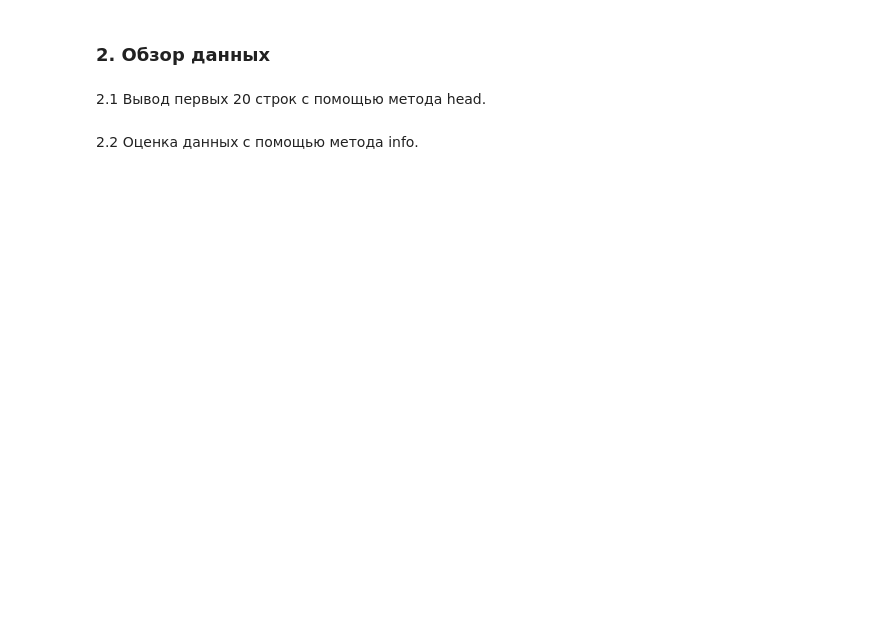
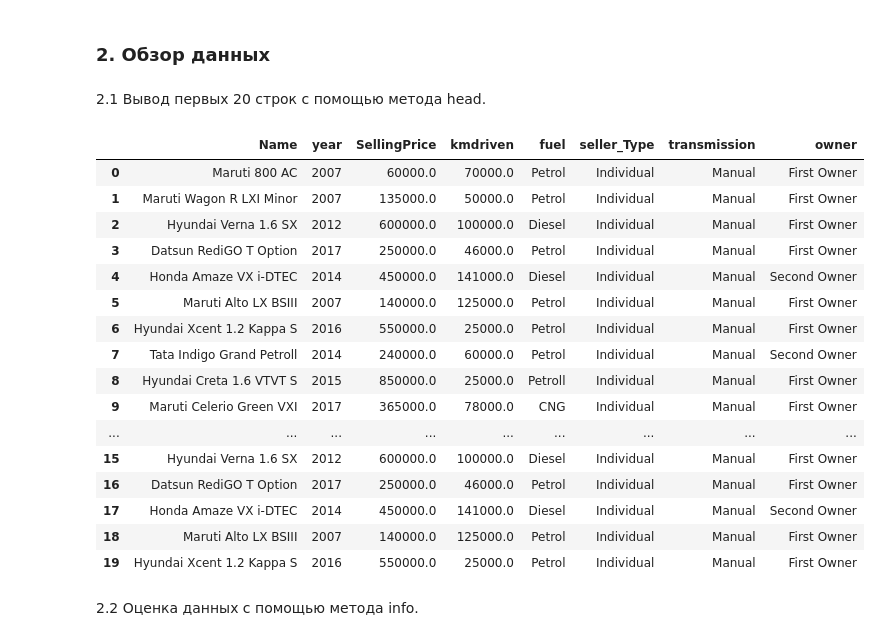
Before and after one commit to thatusualguy/DA-Intro, a Jupyter notebook: lab1/ЛР1_Рыбаков_9.ipynb, the cells around one changed output. Saved outputs shown, nothing was run; the diff lists cells and outputs as text; code cells hidden in the pictures; blank space fills up the shorter version.

```diff
--- a/lab1/ЛР1_Рыбаков_9.ipynb
+++ b/lab1/ЛР1_Рыбаков_9.ipynb
@@ -24,3 +24,7 @@
 ### 1.Чтение файла (набора данных)
 # %%
 # импорт библиотек, чтение файла с помощью pandas
+import pandas as pd
+
+df = pd.read_csv('auto.csv')
+df.shape
@@ -30,6 +36,25 @@
 2.1 Вывод первых 20 строк с помощью метода head.
 # %%
 # применить метод head
+df.head(20)
+# %% [output]
+|  | Name | year | SellingPrice | kmdriven | fuel | seller_Type | transmission | owner |
+| 0 | Maruti 800 AC | 2007 | 60000.0 | 70000.0 | Petrol | Individual | Manual | First Owner |
+| 1 | Maruti Wagon R LXI Minor | 2007 | 135000.0 | 50000.0 | Petrol | Individual | Manual | First Owner |
+| 2 | Hyundai Verna 1.6 SX | 2012 | 600000.0 | 100000.0 | Diesel | Individual | Manual | First Owner |
+| 3 | Datsun RediGO T Option | 2017 | 250000.0 | 46000.0 | Petrol | Individual | Manual | First Owner |
+| 4 | Honda Amaze VX i-DTEC | 2014 | 450000.0 | 141000.0 | Diesel | Individual | Manual | Second Owner |
+| 5 | Maruti Alto LX BSIII | 2007 | 140000.0 | 125000.0 | Petrol | Individual | Manual | First Owner |
+| 6 | Hyundai Xcent 1.2 Kappa S | 2016 | 550000.0 | 25000.0 | Petrol | Individual | Manual | First Owner |
+| 7 | Tata Indigo Grand Petroll | 2014 | 240000.0 | 60000.0 | Petrol | Individual | Manual | Second Owner |
+| 8 | Hyundai Creta 1.6 VTVT S | 2015 | 850000.0 | 25000.0 | Petroll | Individual | Manual | First Owner |
+| 9 | Maruti Celerio Green VXI | 2017 | 365000.0 | 78000.0 | CNG | Individual | Manual | First Owner |
+| ... | ... | ... | ... | ... | ... | ... | ... | ... |
+| 15 | Hyundai Verna 1.6 SX | 2012 | 600000.0 | 100000.0 | Diesel | Individual | Manual | First Owner |
+| 16 | Datsun RediGO T Option | 2017 | 250000.0 | 46000.0 | Petrol | Individual | Manual | First Owner |
+| 17 | Honda Amaze VX i-DTEC | 2014 | 450000.0 | 141000.0 | Diesel | Individual | Manual | Second Owner |
+| 18 | Maruti Alto LX BSIII | 2007 | 140000.0 | 125000.0 | Petrol | Individual | Manual | First Owner |
+| 19 | Hyundai Xcent 1.2 Kappa S | 2016 | 550000.0 | 25000.0 | Petrol | Individual | Manual | First Owner |
 # %% [markdown]
 2.2 Оценка данных с помощью метода info.
 # %%
```
Also changed, not shown: parts of 41 cells of this notebook.
